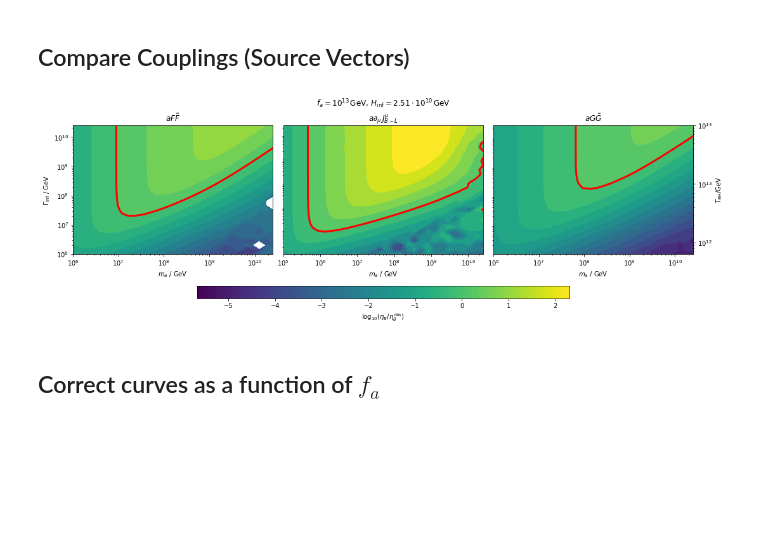
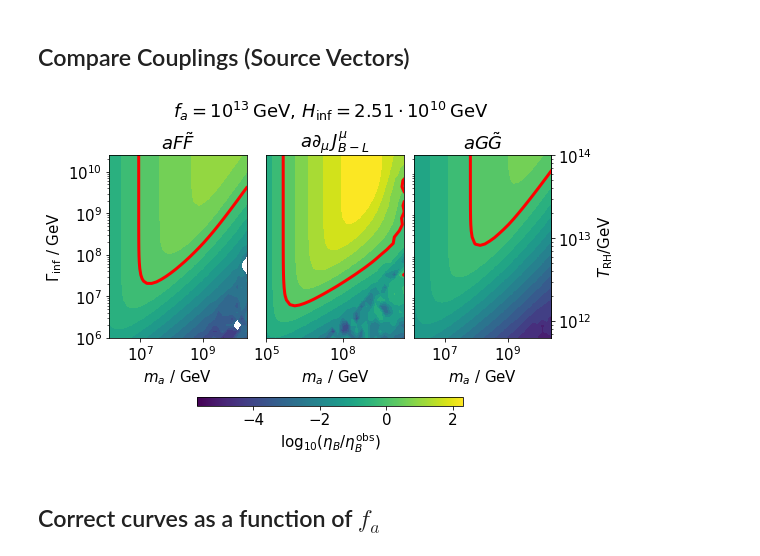
Before and after one commit to anna-jana/masters-project, a Jupyter notebook: transport_eq_in_time/generic_alp.ipynb, the cells around one changed output. Cells and saved outputs as stored; diff of their text form; code cells hidden in the pictures; blank space fills up the shorter version.

```diff
--- a/transport_eq_in_time/generic_alp.ipynb
+++ b/transport_eq_in_time/generic_alp.ipynb
@@ -16,6 +16,7 @@ correct_curves = [util.load_pkl(os.path.join(datadir, f"generic_alp_correct_curv
                   for i in range(3)]
 # %%
 def make_paramspace_exploration_plot(data, interesting_points, interesting_solutions, dilution):
+    plt.rcParams["font.size"] = 10
     m_a, Gamma_inf = data["m_a"], data["Gamma_inf"]
     H_inf = data["H_inf"][0]
     nsource_vector = int(data["nsource_vector"][0])
@@ -23,7 +24,7 @@ def make_paramspace_exploration_plot(data, interesting_points, interesting_solut
     A = np.log10(np.abs(data["eta"][0,:,:,0,0] * dilution) / eta_B_observed)
     levels = list(find_level(np.log10(m_a), np.log10(Gamma_inf), A))
 
-    fig, axs = plt.subplots(3, 3, figsize=(20, 20))
+    fig, axs = plt.subplots(3, 3, figsize=(6.4, 6.4))
     fig_inv_trans = fig.transFigure.inverted()
 
     subfig_fig = []
@@ -34,22 +35,16 @@ def make_paramspace_exploration_plot(data, interesting_points, interesting_solut
         subfig = fig.add_subfigure(gridspec[i, j])
         ax1, ax2 = subfig.subplots(2, 1)
         border = 0.15
-        subfig.subplots_adjust(hspace=0, left=border, right=1 - border)
+        subfig.subplots_adjust(hspace=2*border, left=border, right=1 - border)
         dist = 0.05
         subfig_fig.append(fig_inv_trans.transform(
             subfig.transSubfigure.transform((0.5, 1 + dist) if i == 2 else (0.5, -dist))))
 
-        conv_factor, ts, sources, rates, red_chem_pots = \
-            interesting_solutions[nth_point]
+        conv_factor, ts, sources, rates, red_chem_pots = interesting_solutions[nth_point]
 
-        #for k in range(transport_equation.N):
-        #    ax1.loglog(ts, np.abs(red_chem_pots[k, :]), label=transport_equation.charge_names[k])
         ax1.loglog(ts, np.abs(transport_equation.calc_B_minus_L(red_chem_pots)),
                    label="$B - L$", lw=3, color="black")
-        #if nth_point == 0:
-        #    ax1.legend(ncol=3, framealpha=1)
-        #ax1.set_ylabel(r"$|\mu_i / T|$")
-        ax1.set_ylabel(r"$|\mu_{B - L} / T|$")
+        if j == 0: ax1.set_ylabel(r"$|\mu_{B - L} / T|$", loc="top")
         ax1.set_xlim(ts[0], ts[-1])
         ax1.set_xticks([],[])
         secax = ax1.secondary_xaxis("top",
@@ -57,13 +52,13 @@ def make_paramspace_exploration_plot(data, interesting_points, interesting_solut
         secax.set_xlabel(r"$t \cdot m_a + m_a / \Gamma_\mathrm{inf}$")
 
         ax_twin = ax2.twinx()
-        ax2.semilogx(ts, rates, color="tab:blue", label="rate")
-        ax_twin.semilogx(ts, sources, color="tab:orange", label="source")
+        rates_line, = ax2.semilogx(ts, rates, color="tab:blue", label="rate")
+        source_line, = ax_twin.semilogx(ts, sources, color="tab:orange", label="source")
         ax2.set_xlabel(r"$t \cdot \Gamma_\mathrm{inf}$")
-        ax2.set_ylabel(r"rate $- \sum_{\alpha i} \gamma_\alpha n^\alpha_i n_{B - L}^i$")
-        ax_twin.set_ylabel(r"source $- \dot{\theta} / T \gamma_\alpha n_S^\alpha $")
-        ax2.legend(loc=3, framealpha=1)
-        ax_twin.legend(loc=4, framealpha=1)
+        if j == 0: ax2.set_ylabel(r"rate $- \sum_{\alpha i} \gamma_\alpha n^\alpha_i n_{B - L}^i$", loc="bottom")
+        if j == 2: ax_twin.set_ylabel(r"source $- \dot{\theta} / T \gamma_\alpha n_S^\alpha $", loc="bottom")
+        if i == 0 and j == 0:
+            ax2.legend(handles=[rates_line, source_line], loc=3, framealpha=1)
         ax2.set_xlim(ts[0], ts[-1])
 
     for j in range(3):
@@ -80,7 +75,7 @@ def make_paramspace_exploration_plot(data, interesting_points, interesting_solut
 
     ax.set_xlabel("$m_a$ / GeV")
     ax.set_ylabel(r"$\Gamma_\mathrm{inf}$ / GeV")
-    ax.annotate(source_name, (0.9, 0.9), xycoords="axes fraction", backgroundcolor="white")
+    ax.annotate(source_name, (0.8, 0.8), xycoords="axes fraction", backgroundcolor="white")
     subfig.colorbar(mappable, ax=ax,label=r"$\log_{10}(\eta_B / \eta_B^\mathrm{obs})$")
 
     interesting_points_marker_colors = []
@@ -126,31 +121,32 @@ maxval = max(np.nanmax(A) for _, _, A in plot_data)
 m_a_min = min(x[0] for x, _, _ in plot_data)
 m_a_max = max(x[-1] for x, _, _ in plot_data)
 # %%
-fig, axs = plt.subplots(1, 3, figsize=(15,5), constrained_layout=True)
+plt.rcParams["font.size"] = 15
+fig, axs = plt.subplots(1, 3, figsize=(8, 5), constrained_layout=True)
 #fig.subplots_adjust(wspace=0)
 norm = mpl.colors.Normalize(vmin=minval, vmax=maxval)
 cmap = plt.cm.get_cmap("viridis")
 mappable = plt.cm.ScalarMappable(cmap=cmap, norm=norm)
 for i, (m_a, Gamma_inf, A) in enumerate(plot_data):
     levels = list(find_level(np.log10(m_a), np.log10(Gamma_inf), A))
     axs[i].set_xscale("log")
     axs[i].set_yscale("log")
     if i != 0:
         axs[i].set_yticks([], [])
     else:
         axs[i].set_ylabel(r"$\Gamma_\mathrm{inf}$ / GeV")
     axs[i].contourf(m_a, Gamma_inf, A, levels=15, vmin=minval, vmax=maxval, cmap=cmap)
     for xs, ys in levels:
         axs[i].plot(10**xs, 10**ys, "r", lw=3)
     axs[i].set_title(transport_equation.source_vector_names[i])
     axs[i].set_xlabel("$m_a$ / GeV")
 add_rh_T_axis(axs[2])
 fig.colorbar(mappable=mappable, ax=axs, label=r"$\log_{10}(\eta_B / \eta_B^\mathrm{obs})$",
              location="bottom", shrink=0.6, aspect=30)
 fig.suptitle(f"$f_a = {latex_exponential_notation(f_a, 2)} \\, \\mathrm{{GeV}}, \\, H_\\mathrm{{inf}} = {latex_exponential_notation(H_inf, 2)} \\, \\mathrm{{GeV}}$")
 fig.savefig(os.path.join(plotpath, "alp_paramspace.pdf"))
 # %% [output]
-[figure, old version]
+[figure, new version]
 # %% [markdown]
 ## Correct curves as a function of $f_a$
 # %%
```
Also changed, not shown: parts of 4 cells of this notebook, 1 other file.
